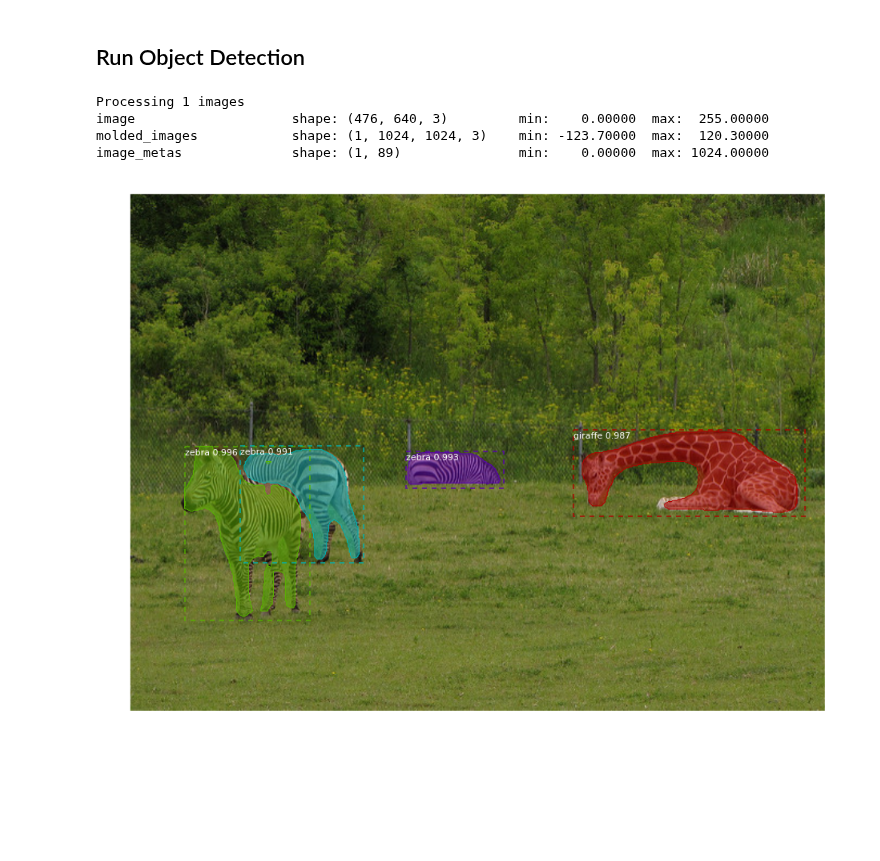
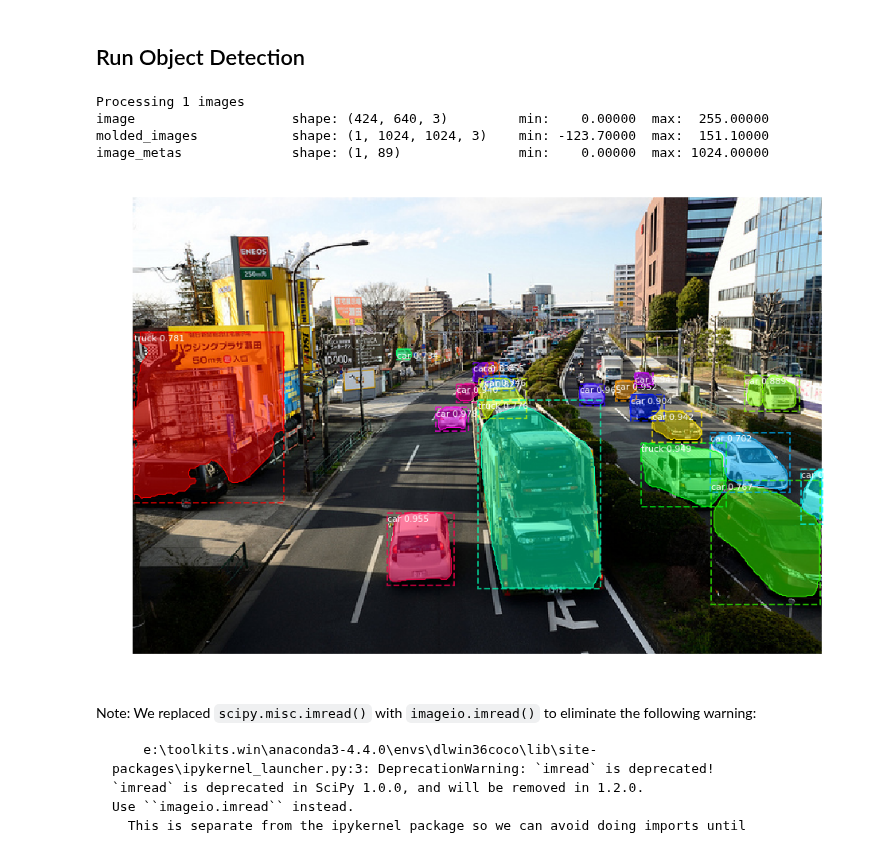
Before and after one commit to matterport/Mask_RCNN, a Jupyter notebook: demo.ipynb, the cells around one changed output. Cells and saved outputs as stored; diff of their text form; code cells hidden in the pictures; blank space fills up the shorter version.

Commit message:
Replaced scipy.misc.imread() with imageio.imread() to eliminate  warning

````diff
--- a/demo.ipynb
+++ b/demo.ipynb
@@ -118,18 +151,27 @@ class_names = ['BG', 'person', 'bicycle', 'car', 'motorcycle', 'airplane',
 # %%
 # Load a random image from the images folder
 file_names = next(os.walk(IMAGE_DIR))[2]
-image = scipy.misc.imread(os.path.join(IMAGE_DIR, random.choice(file_names)))
+image = imageio.imread(os.path.join(IMAGE_DIR, random.choice(file_names)))
 
 # Run detection
 results = model.detect([image], verbose=1)
 
 # Visualize results
 r = results[0]
 visualize.display_instances(image, r['rois'], r['masks'], r['class_ids'],
                             class_names, r['scores'])
 # %% [output]
 Processing 1 images
-image                    shape: (476, 640, 3)         min:    0.00000  max:  255.00000
-molded_images            shape: (1, 1024, 1024, 3)    min: -123.70000  max:  120.30000
+image                    shape: (424, 640, 3)         min:    0.00000  max:  255.00000
+molded_images            shape: (1, 1024, 1024, 3)    min: -123.70000  max:  151.10000
 image_metas              shape: (1, 89)               min:    0.00000  max: 1024.00000
-[figure, old version]
+[figure, new version]
+# %% [markdown]
+Note: We replaced `scipy.misc.imread()` with `imageio.imread()` to eliminate the following warning:
+
+```
+    e:\toolkits.win\anaconda3-4.4.0\envs\dlwin36coco\lib\site-packages\ipykernel_launcher.py:3: DeprecationWarning: `imread` is deprecated!
+`imread` is deprecated in SciPy 1.0.0, and will be removed in 1.2.0.
+Use ``imageio.imread`` instead.
+  This is separate from the ipykernel package so we can avoid doing imports until
+```
````
Also changed, not shown: parts of 8 cells of this notebook, 2 other files.
